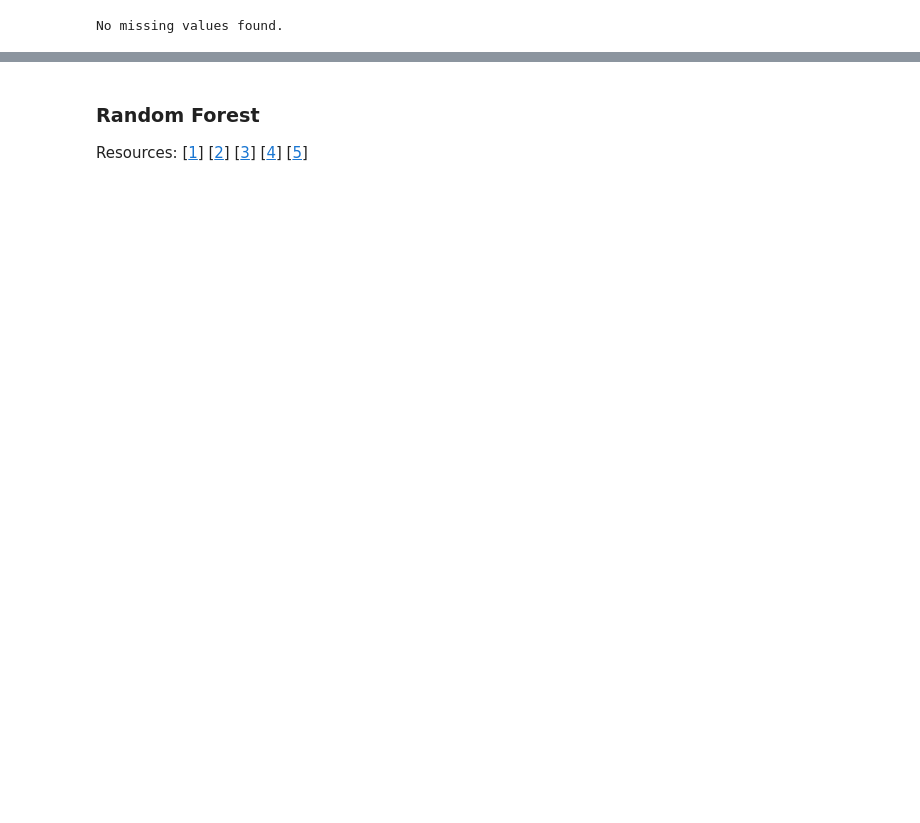
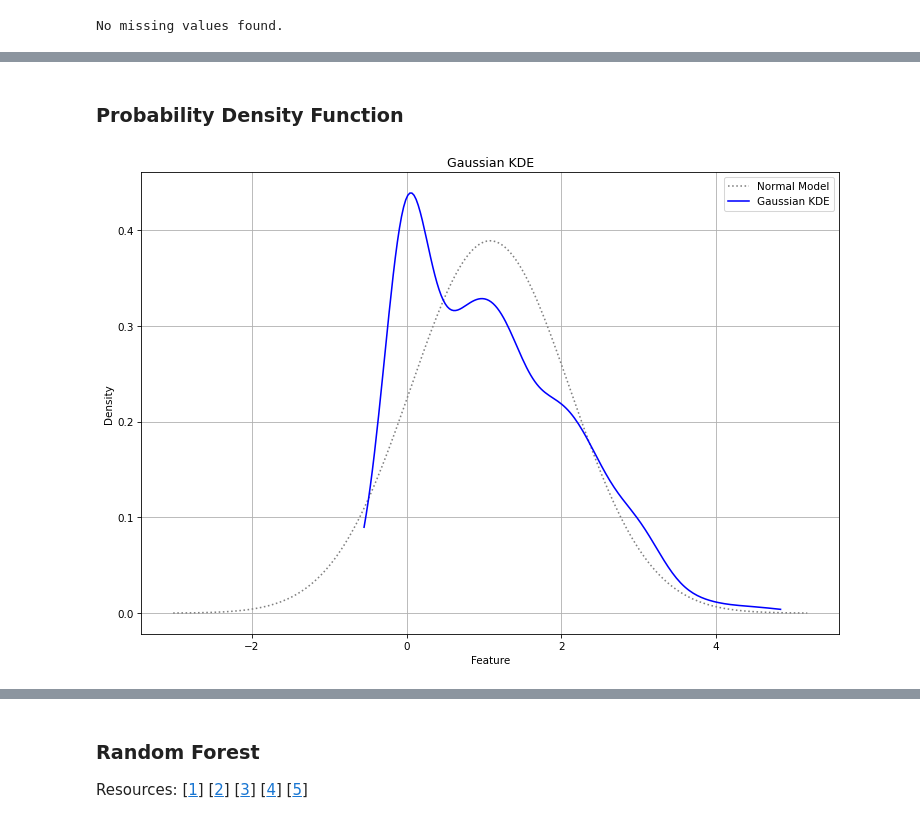
Before and after one commit to thedanicode24/moneypuck-data, a Jupyter notebook: player/matthews.ipynb, the cells around one changed output, grey strips where cells are left out. Cells and saved outputs as stored; diff of their text form; code cells hidden in the pictures; blank space fills up the shorter version.

```diff
--- a/player/matthews.ipynb
+++ b/player/matthews.ipynb
@@ -98,0 +111,6 @@ df = pd.get_dummies(df, columns=["opposingTeam", "home_or_away"])
+# %% [markdown]
+### Probability Density Function
+# %%
+da.plot_gaussian_kde(df[feature])
+# %% [output]
+[figure, added]
```
Also changed, not shown: parts of 20 cells of this notebook, 4 other files.
